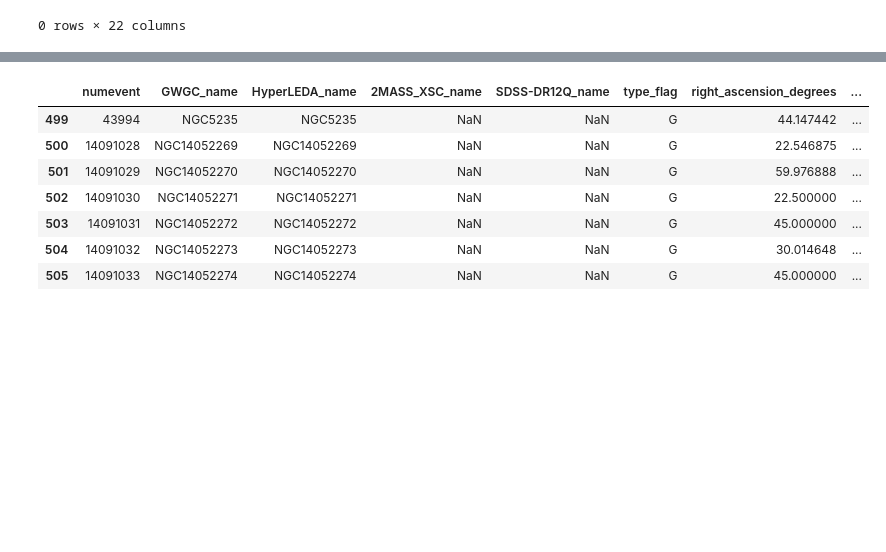
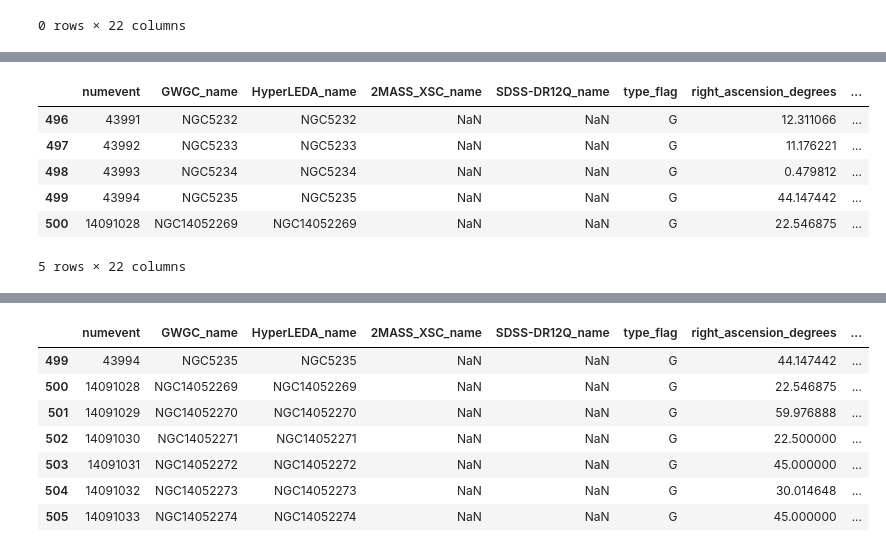
Before and after one commit to RCianca/DarkSirensStat, a Jupyter notebook: ProxyGenerator/GLADE-inator.ipynb, the cells around one changed output, grey strips where cells are left out. Drawn from its saved outputs; the diff is of its cells as text; code cells hidden in the pictures; blank space fills up the shorter version.

```diff
--- a/ProxyGenerator/GLADE-inator.ipynb
+++ b/ProxyGenerator/GLADE-inator.ipynb
@@ -535,3 +544,13 @@ hostedglade=hostedglade.append(proxy_row, ignore_index=True)
+# %%
+hostedglade.tail()
+# %% [output]
+|  | numevent | GWGC_name | HyperLEDA_name | 2MASS_XSC_name | SDSS-DR12Q_name | type_flag | right_ascension_degrees | ... |
+| 496 | 43991 | NGC5232 | NGC5232 | NaN | NaN | G | 12.311066 | ... |
+| 497 | 43992 | NGC5233 | NGC5233 | NaN | NaN | G | 11.176221 | ... |
+| 498 | 43993 | NGC5234 | NGC5234 | NaN | NaN | G | 0.479812 | ... |
+| 499 | 43994 | NGC5235 | NGC5235 | NaN | NaN | G | 44.147442 | ... |
+| 500 | 14091028 | NGC14052269 | NGC14052269 | NaN | NaN | G | 22.546875 | ... |
+5 rows × 22 columns
 # %%
 #GW221005
 mynumevent=int(14091028)
```
Also changed, not shown: parts of 31 cells of this notebook, 3 other files.
